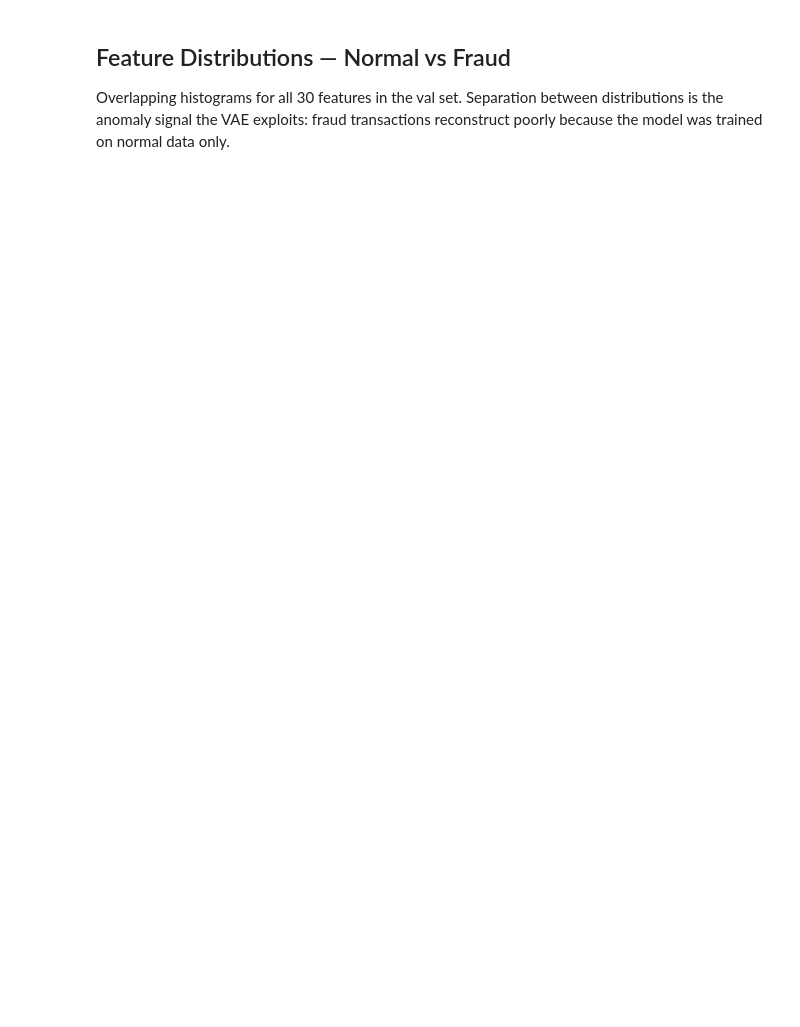
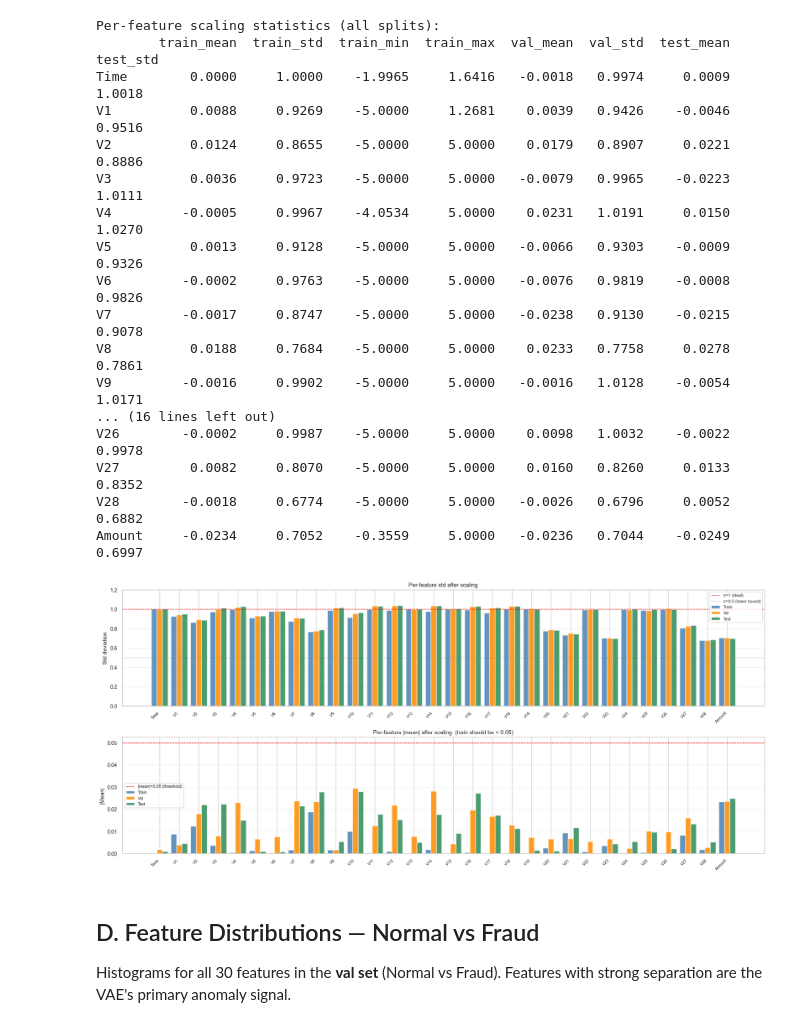
Before and after one commit to Nanokwok/Deep-Loan-Default-VAE, a Jupyter notebook: notebooks/02_post_prep_eda.ipynb, the cells around one changed output. Saved outputs shown, nothing was run; the diff lists cells and outputs as text; code cells hidden in the pictures; blank space fills up the shorter version.

```diff
--- a/notebooks/02_post_prep_eda.ipynb
+++ b/notebooks/02_post_prep_eda.ipynb
@@ -192,6 +230,68 @@ dtype: float32
+# %%
+feat_stats = pd.DataFrame({
+    "train_mean" : X_train.mean(axis=0),
+    "train_std"  : X_train.std(axis=0),
+    "train_min"  : X_train.min(axis=0),
+    "train_max"  : X_train.max(axis=0),
+    "val_mean"   : X_val.mean(axis=0),
+    "val_std"    : X_val.std(axis=0),
+    "test_mean"  : X_test.mean(axis=0),
+    "test_std"   : X_test.std(axis=0),
+}, index=features).round(4)
+
+print("Per-feature scaling statistics (all splits):")
+print(feat_stats.to_string())
+
+# ── Std bar chart: all 30 features ───────────────────────────────────────────
+fig, axes = plt.subplots(2, 1, figsize=(18, 8))
+
+x = np.arange(len(features))
+w = 0.28
+
+ax = axes[0]
+ax.bar(x - w,   feat_stats["train_std"], w, label="Train", color="steelblue",  alpha=0.85)
+ax.bar(x,       feat_stats["val_std"],   w, label="Val",   color="darkorange", alpha=0.85)
+ax.bar(x + w,   feat_stats["test_std"],  w, label="Test",  color="seagreen",   alpha=0.85)
+ax.axhline(1.0, color="red",  linestyle="--", linewidth=1, label="σ=1 (ideal)")
+ax.axhline(0.5, color="grey", linestyle=":",  linewidth=1, label="σ=0.5 (lower bound)")
+ax.set_xticks(x); ax.set_xticklabels(features, rotation=45, ha="right", fontsize=8)
+ax.set_ylabel("Std deviation"); ax.set_title("Per-feature std after scaling")
+ax.legend(fontsize=8); ax.grid(axis="y", alpha=0.3); ax.set_ylim(0, 1.2)
+
+ax = axes[1]
+ax.bar(x - w,   np.abs(feat_stats["train_mean"]), w, label="Train", color="steelblue",  alpha=0.85)
+ax.bar(x,       np.abs(feat_stats["val_mean"]),   w, label="Val",   color="darkorange", alpha=0.85)
+ax.bar(x + w,   np.abs(feat_stats["test_mean"]),  w, label="Test",  color="seagreen",   alpha=0.85)
+ax.axhline(0.05, color="red", linestyle="--", linewidth=1, label="|mean|=0.05 (threshold)")
+ax.set_xticks(x); ax.set_xticklabels(features, rotation=45, ha="right", fontsize=8)
+ax.set_ylabel("|Mean|"); ax.set_title("Per-feature |mean| after scaling  (train should be < 0.05)")
+ax.legend(fontsize=8); ax.grid(axis="y", alpha=0.3)
+
+plt.tight_layout()
+plt.savefig(FIG / "scaling_quality.png", dpi=150, bbox_inches="tight")
+plt.show()
+# %% [output]
+Per-feature scaling statistics (all splits):
+        train_mean  train_std  train_min  train_max  val_mean  val_std  test_mean  test_std
+Time        0.0000     1.0000    -1.9965     1.6416   -0.0018   0.9974     0.0009    1.0018
+V1          0.0088     0.9269    -5.0000     1.2681    0.0039   0.9426    -0.0046    0.9516
+V2          0.0124     0.8655    -5.0000     5.0000    0.0179   0.8907     0.0221    0.8886
+V3          0.0036     0.9723    -5.0000     5.0000   -0.0079   0.9965    -0.0223    1.0111
+V4         -0.0005     0.9967    -4.0534     5.0000    0.0231   1.0191     0.0150    1.0270
+V5          0.0013     0.9128    -5.0000     5.0000   -0.0066   0.9303    -0.0009    0.9326
+V6         -0.0002     0.9763    -5.0000     5.0000   -0.0076   0.9819    -0.0008    0.9826
+V7         -0.0017     0.8747    -5.0000     5.0000   -0.0238   0.9130    -0.0215    0.9078
+V8          0.0188     0.7684    -5.0000     5.0000    0.0233   0.7758     0.0278    0.7861
+V9         -0.0016     0.9902    -5.0000     5.0000   -0.0016   1.0128    -0.0054    1.0171
+... (16 lines left out)
+V26        -0.0002     0.9987    -5.0000     5.0000    0.0098   1.0032    -0.0022    0.9978
+V27         0.0082     0.8070    -5.0000     5.0000    0.0160   0.8260     0.0133    0.8352
+V28        -0.0018     0.6774    -5.0000     5.0000   -0.0026   0.6796     0.0052    0.6882
+Amount     -0.0234     0.7052    -0.3559     5.0000   -0.0236   0.7044    -0.0249    0.6997
+[figure, added]
 # %% [markdown]
-## Feature Distributions — Normal vs Fraud
+## D. Feature Distributions — Normal vs Fraud
 
-Overlapping histograms for all 30 features in the val set.
-Separation between distributions is the anomaly signal the VAE exploits: fraud transactions reconstruct poorly because the model was trained on normal data only.
+Histograms for all 30 features in the **val set** (Normal vs Fraud).
+Features with strong separation are the VAE's primary anomaly signal.
 # %%
```
Also changed, not shown: parts of 21 cells of this notebook, 10 other files.
